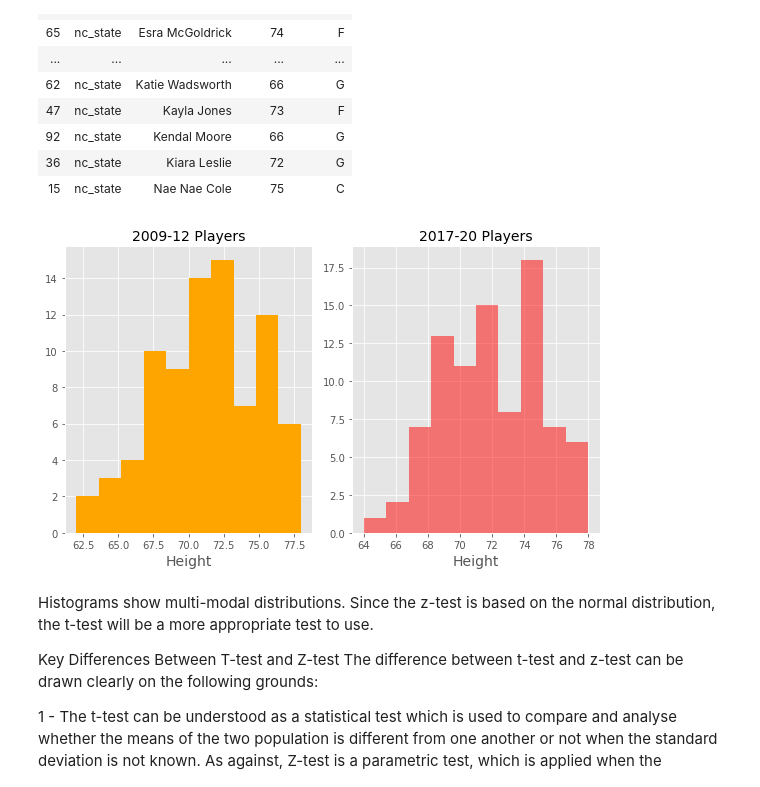
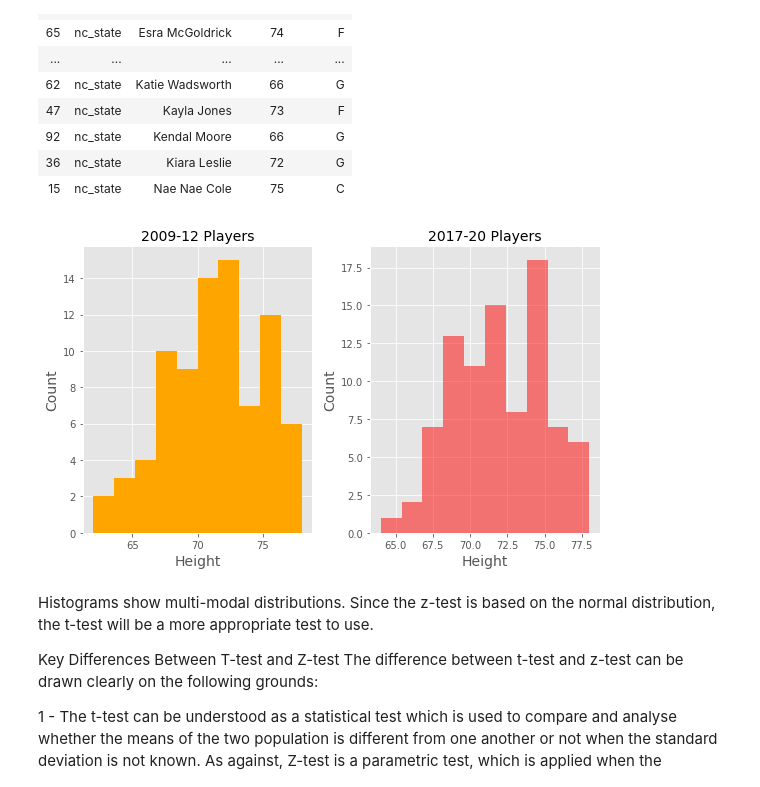
Before and after one commit to cricks3/wbb-heights, a Jupyter notebook: webscraping/webscraping.ipynb, the cells around one changed output. Drawn from its saved outputs; the diff is of its cells as text; code cells hidden in the pictures.

```diff
--- a/webscraping/webscraping.ipynb
+++ b/webscraping/webscraping.ipynb
@@ -271,24 +271,26 @@ df_firstlate[df_firstlate['Team'] == 'nc_state']
 # %%
 import matplotlib
 import matplotlib.pyplot as plt
 matplotlib.style.use('ggplot')
 %matplotlib inline
 
 from scipy import stats
 
 fig, ax = plt.subplots(1,2, figsize=(8,5))
 
 df_early.hist(column='Height', color='orange' , ax=ax[0])
 df_late.hist(column='Height', color='red', alpha=0.5, ax=ax[1])
 
 ax[0].set_title('2009-12 Players', fontsize=14)
 ax[0].set_xlabel('Height', fontsize=14)
+ax[0].set_ylabel('Count', fontsize=14)
 ax[1].set_title('2017-20 Players', fontsize=14)
 ax[1].set_xlabel('Height', fontsize=14)
+ax[1].set_ylabel('Count', fontsize=14)
 
 fig.tight_layout()
 # %% [output]
-[figure, old version]
+[figure, new version]
 # %% [markdown]
 Histograms show multi-modal distributions.  Since the z-test is based on the normal distribution, the t-test will be a more appropriate test to use.
 
```
Also changed, not shown: parts of 1 cell of this notebook, 2 other files.
